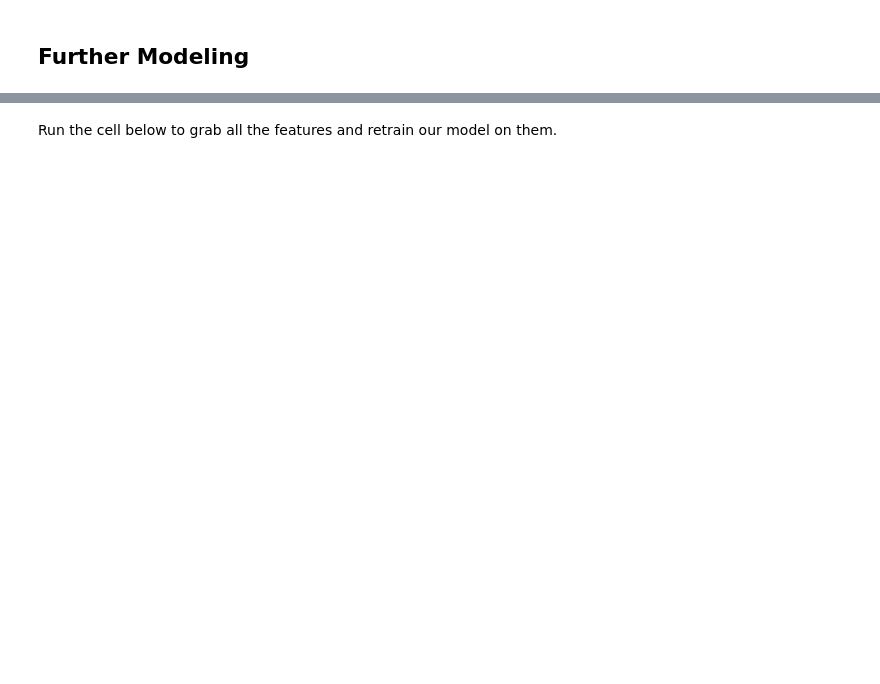
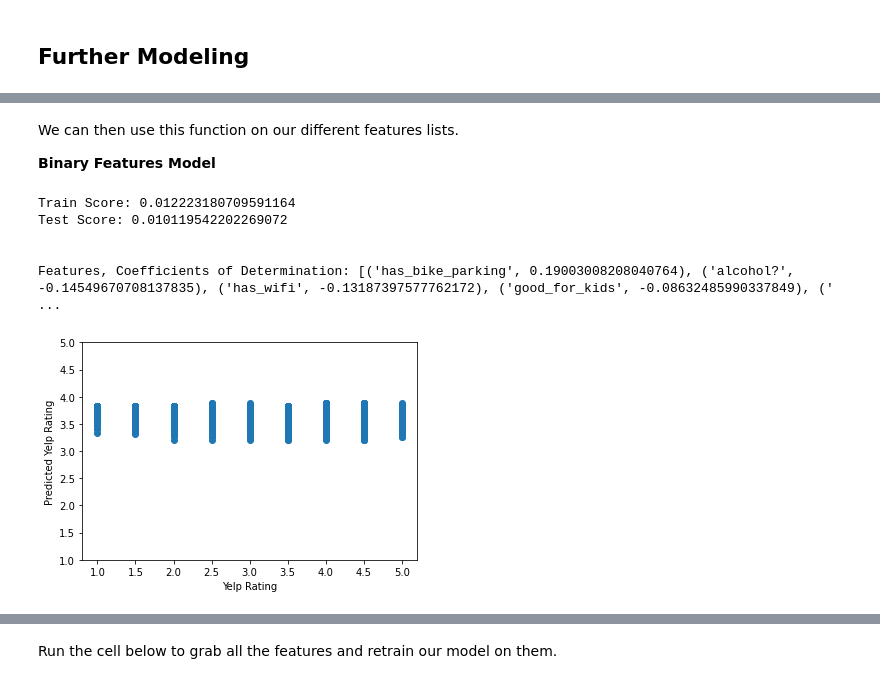
Before and after one commit to DanPark13/yelp-rating-prediction, a Jupyter notebook: yelp_rating_predictor.ipynb, the cells around one changed output, grey strips where cells are left out. Saved outputs shown, nothing was run; the diff lists cells and outputs as text; code cells hidden in the pictures; blank space fills up the shorter version.

```diff
--- a/yelp_rating_predictor.ipynb
+++ b/yelp_rating_predictor.ipynb
@@ -310,3 +303,0 @@ Before creating a model on our most correlated variable, let's choose to create
-# %%
-features = df[['average_review_length','average_review_age']]
-ratings = df['stars']
@@ -411,0 +494,13 @@ How does changing the feature sets affect the model's R^2 value? Which features
+# %% [markdown]
+We can then use this function on our different features lists.
+
+**Binary Features Model**
+# %%
+model_features(binary_features)
+# %% [output]
+Train Score: 0.012223180709591164
+Test Score: 0.010119542202269072
+
+
+Features, Coefficients of Determination: [('has_bike_parking', 0.19003008208040764), ('alcohol?', -0.14549670708137835), ('has_wifi', -0.13187397577762172), ('good_for_kids', -0.08632485990337849), (' ...
+[figure, added]
```
Also changed, not shown: parts of 75 cells of this notebook.
